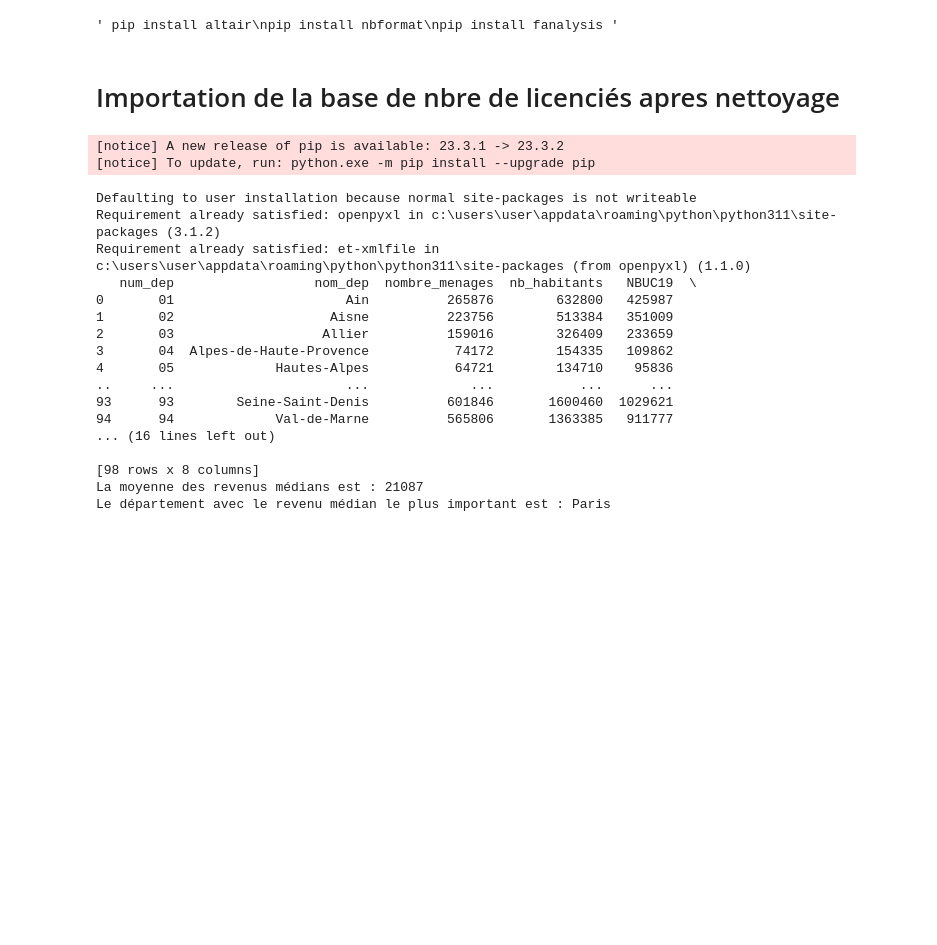
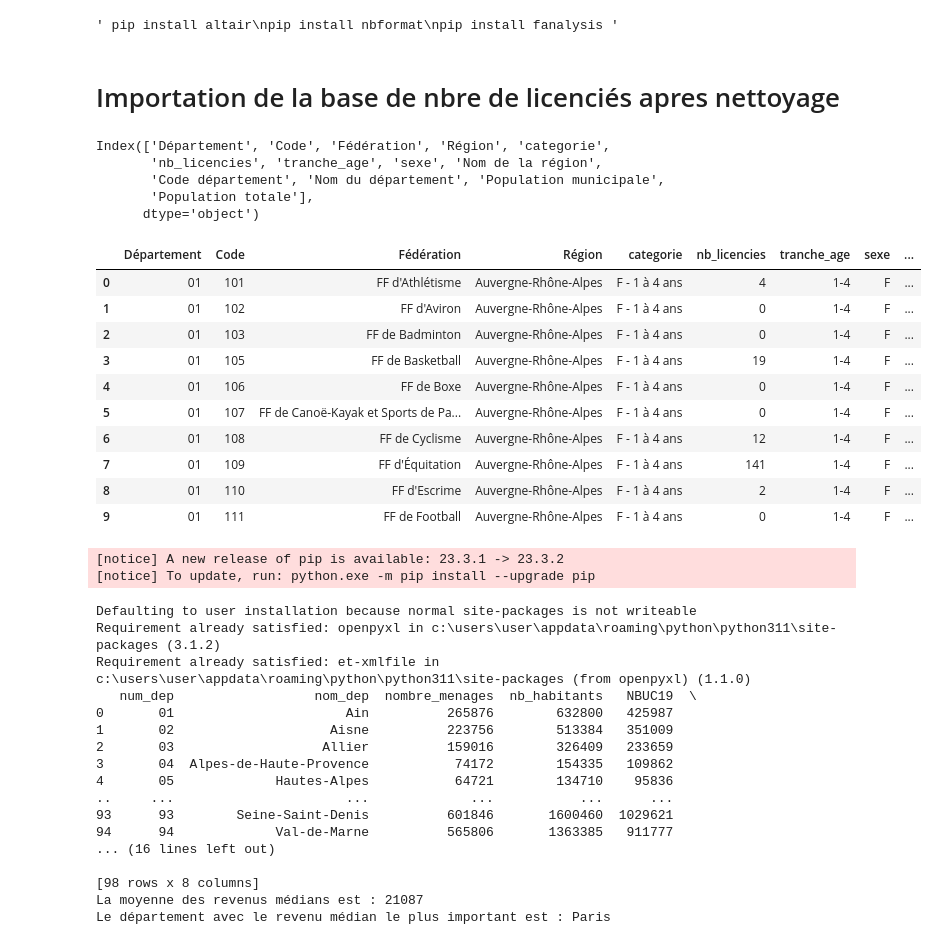
Before and after one commit to paulrsnn/projet-python, a Jupyter notebook: fonctions_modelisation.ipynb, the cells around one changed output. Saved outputs shown, nothing was run; the diff lists cells and outputs as text; code cells hidden in the pictures; blank space fills up the shorter version.

```diff
--- a/fonctions_modelisation.ipynb
+++ b/fonctions_modelisation.ipynb
@@ -18,6 +18,29 @@ import matplotlib.pyplot as plt
 # Importation de la base de nbre de licenciés apres nettoyage
 # %%
 base=nettoyer_lic_comm("https://www.data.gouv.fr/fr/datasets/r/9b002e32-0ec9-40fc-9292-cddeae4416c6","https://www.insee.fr/fr/statistiques/fichier/4989724/ensemble.xlsx")
+# %%
+base.shape
+base.columns
+# %% [output]
+Index(['Département', 'Code', 'Fédération', 'Région', 'categorie',
+       'nb_licencies', 'tranche_age', 'sexe', 'Nom de la région',
+       'Code département', 'Nom du département', 'Population municipale',
+       'Population totale'],
+      dtype='object')
+# %%
+base.head(10)
+# %% [output]
+|  | Département | Code | Fédération | Région | categorie | nb_licencies | tranche_age | sexe | ... |
+| 0 | 01 | 101 | FF d'Athlétisme | Auvergne-Rhône-Alpes | F - 1 à 4 ans | 4 | 1-4 | F | ... |
+| 1 | 01 | 102 | FF d'Aviron | Auvergne-Rhône-Alpes | F - 1 à 4 ans | 0 | 1-4 | F | ... |
+| 2 | 01 | 103 | FF de Badminton | Auvergne-Rhône-Alpes | F - 1 à 4 ans | 0 | 1-4 | F | ... |
+| 3 | 01 | 105 | FF de Basketball | Auvergne-Rhône-Alpes | F - 1 à 4 ans | 19 | 1-4 | F | ... |
+| 4 | 01 | 106 | FF de Boxe | Auvergne-Rhône-Alpes | F - 1 à 4 ans | 0 | 1-4 | F | ... |
+| 5 | 01 | 107 | FF de Canoë-Kayak et Sports de Pa... | Auvergne-Rhône-Alpes | F - 1 à 4 ans | 0 | 1-4 | F | ... |
+| 6 | 01 | 108 | FF de Cyclisme | Auvergne-Rhône-Alpes | F - 1 à 4 ans | 12 | 1-4 | F | ... |
+| 7 | 01 | 109 | FF d'Équitation | Auvergne-Rhône-Alpes | F - 1 à 4 ans | 141 | 1-4 | F | ... |
+| 8 | 01 | 110 | FF d'Escrime | Auvergne-Rhône-Alpes | F - 1 à 4 ans | 2 | 1-4 | F | ... |
+| 9 | 01 | 111 | FF de Football | Auvergne-Rhône-Alpes | F - 1 à 4 ans | 0 | 1-4 | F | ... |
 # %%
 %run 2-analyse-base-revenus-departs.ipynb
 # %% [output]
```
Also changed, not shown: parts of 4 cells of this notebook, 3 other files.
